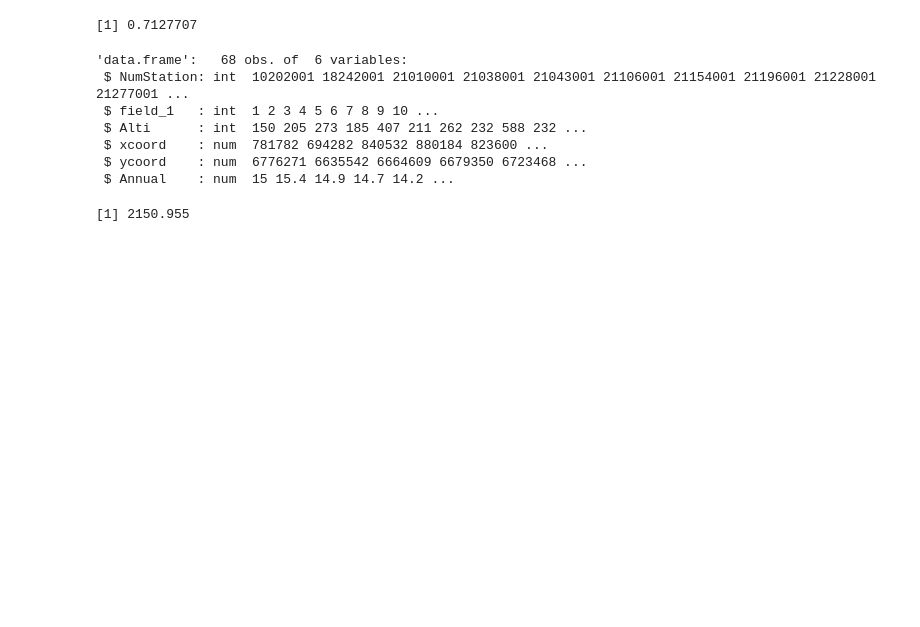
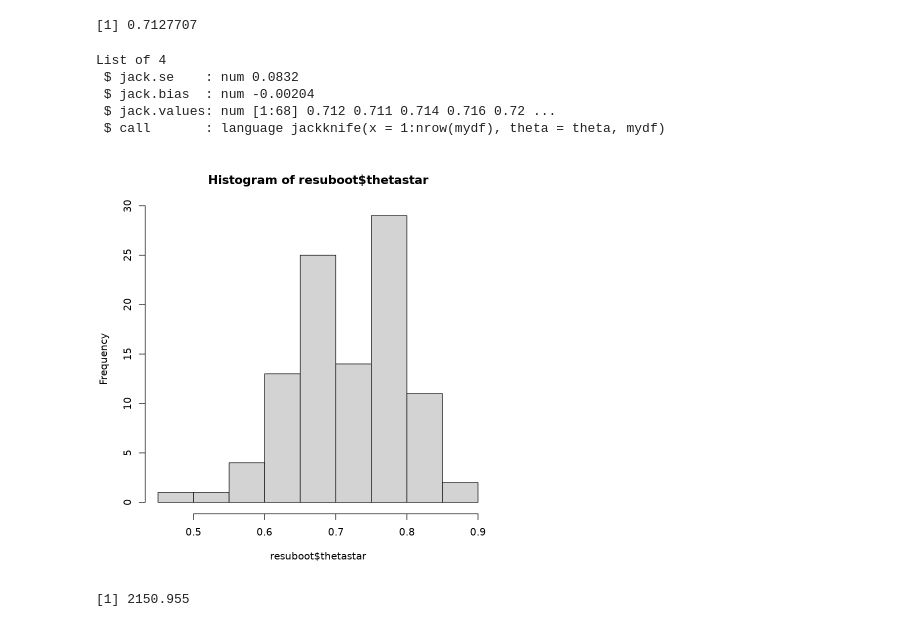
Before and after one commit to thierrycastel/tcnotebook, a Jupyter notebook: R2D2C/R2D2C_M05_InterpolationSpatiale.ipynb, the cells around one changed output. Cells and saved outputs as stored; diff of their text form; code cells hidden in the pictures; blank space fills up the shorter version.

```diff
--- a/R2D2C/R2D2C_M05_InterpolationSpatiale.ipynb
+++ b/R2D2C/R2D2C_M05_InterpolationSpatiale.ipynb
@@ -130,16 +129,15 @@ theta <- function(x, xdata){summary(lm(xdata[x,"Annual"] ~ xdata[x,"Alti"] + xda
 resujack <- jackknife(1:nrow(mydf),theta,mydf)
 resuboot <- bootstrap(1:nrow(mydf), 100, theta, mydf)
 # %%
-#hist(resuboot$thetastar)
-str(mydf)
+hist(resuboot$thetastar)
+str(resujack)
 # %% [output]
-'data.frame':   68 obs. of  6 variables:
- $ NumStation: int  10202001 18242001 21010001 21038001 21043001 21106001 21154001 21196001 21228001 21277001 ...
- $ field_1   : int  1 2 3 4 5 6 7 8 9 10 ...
- $ Alti      : int  150 205 273 185 407 211 262 232 588 232 ...
- $ xcoord    : num  781782 694282 840532 880184 823600 ...
- $ ycoord    : num  6776271 6635542 6664609 6679350 6723468 ...
- $ Annual    : num  15 15.4 14.9 14.7 14.2 ...
+List of 4
+ $ jack.se    : num 0.0832
+ $ jack.bias  : num -0.00204
+ $ jack.values: num [1:68] 0.712 0.711 0.714 0.716 0.72 ...
+ $ call       : language jackknife(x = 1:nrow(mydf), theta = theta, mydf)
+[figure, added]
 # %%
 ###################################################
 ### A quelle résolution spatiale minimale on peut prétendre en fonction de l'échantillon
```
Also changed, not shown: parts of 3 cells of this notebook.
